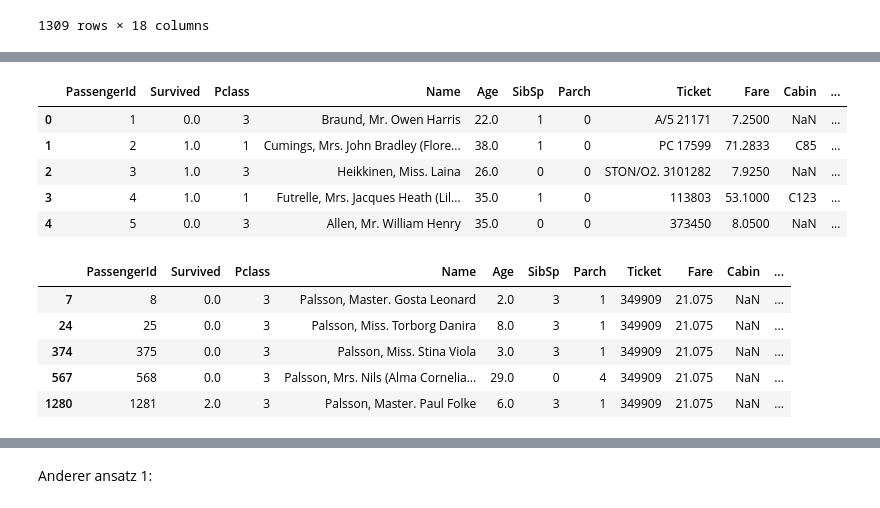
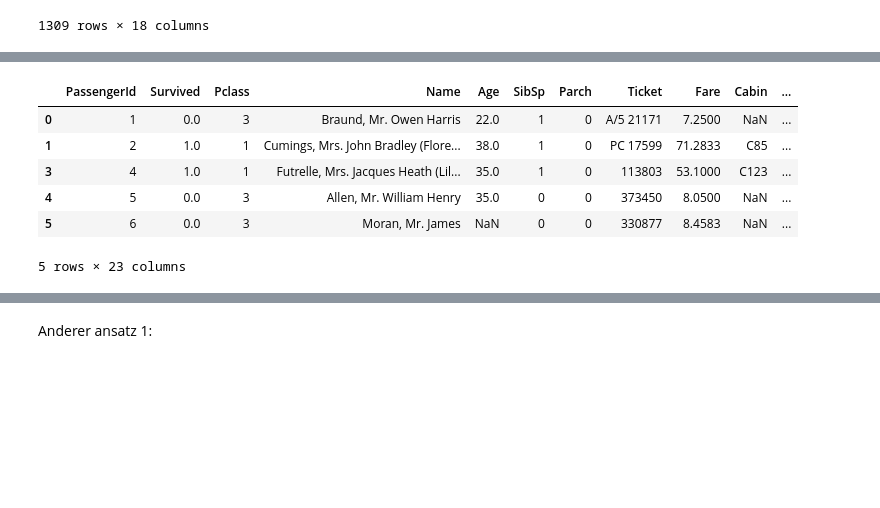
Before and after one commit to IvanBirkmaier/titanic_challenge, a Jupyter notebook: notebooks/Feature_Engineering.ipynb, the cells around one changed output, grey strips where cells are left out. Saved outputs shown, nothing was run; the diff lists cells and outputs as text; code cells hidden in the pictures; blank space fills up the shorter version.

```diff
--- a/notebooks/Feature_Engineering.ipynb
+++ b/notebooks/Feature_Engineering.ipynb
@@ -404,19 +531,11 @@ feature_engineering_df['SurnameID'], _ = pd.factorize(feature_engineering_df['Su
 # %%
+feature_engineering_df = weighted_df
 feature_engineering_df.head()
 # %% [output]
 |  | PassengerId | Survived | Pclass | Name | Age | SibSp | Parch | Ticket | Fare | Cabin | ... |
 | 0 | 1 | 0.0 | 3 | Braund, Mr. Owen Harris | 22.0 | 1 | 0 | A/5 21171 | 7.2500 | NaN | ... |
 | 1 | 2 | 1.0 | 1 | Cumings, Mrs. John Bradley (Flore... | 38.0 | 1 | 0 | PC 17599 | 71.2833 | C85 | ... |
-| 2 | 3 | 1.0 | 3 | Heikkinen, Miss. Laina | 26.0 | 0 | 0 | STON/O2. 3101282 | 7.9250 | NaN | ... |
 | 3 | 4 | 1.0 | 1 | Futrelle, Mrs. Jacques Heath (Lil... | 35.0 | 1 | 0 | 113803 | 53.1000 | C123 | ... |
 | 4 | 5 | 0.0 | 3 | Allen, Mr. William Henry | 35.0 | 0 | 0 | 373450 | 8.0500 | NaN | ... |
+| 5 | 6 | 0.0 | 3 | Moran, Mr. James | NaN | 0 | 0 | 330877 | 8.4583 | NaN | ... |
+5 rows × 23 columns
-# %%
-test_1 = feature_engineering_df[feature_engineering_df["Surname"]=="Palsson"]
-test_1
-# %% [output]
-|  | PassengerId | Survived | Pclass | Name | Age | SibSp | Parch | Ticket | Fare | Cabin | ... |
-| 7 | 8 | 0.0 | 3 | Palsson, Master. Gosta Leonard | 2.0 | 3 | 1 | 349909 | 21.075 | NaN | ... |
-| 24 | 25 | 0.0 | 3 | Palsson, Miss. Torborg Danira | 8.0 | 3 | 1 | 349909 | 21.075 | NaN | ... |
-| 374 | 375 | 0.0 | 3 | Palsson, Miss. Stina Viola | 3.0 | 3 | 1 | 349909 | 21.075 | NaN | ... |
-| 567 | 568 | 0.0 | 3 | Palsson, Mrs. Nils (Alma Cornelia... | 29.0 | 0 | 4 | 349909 | 21.075 | NaN | ... |
-| 1280 | 1281 | 2.0 | 3 | Palsson, Master. Paul Folke | 6.0 | 3 | 1 | 349909 | 21.075 | NaN | ... |
```
Also changed, not shown: parts of 28 cells of this notebook, 6 other files.
